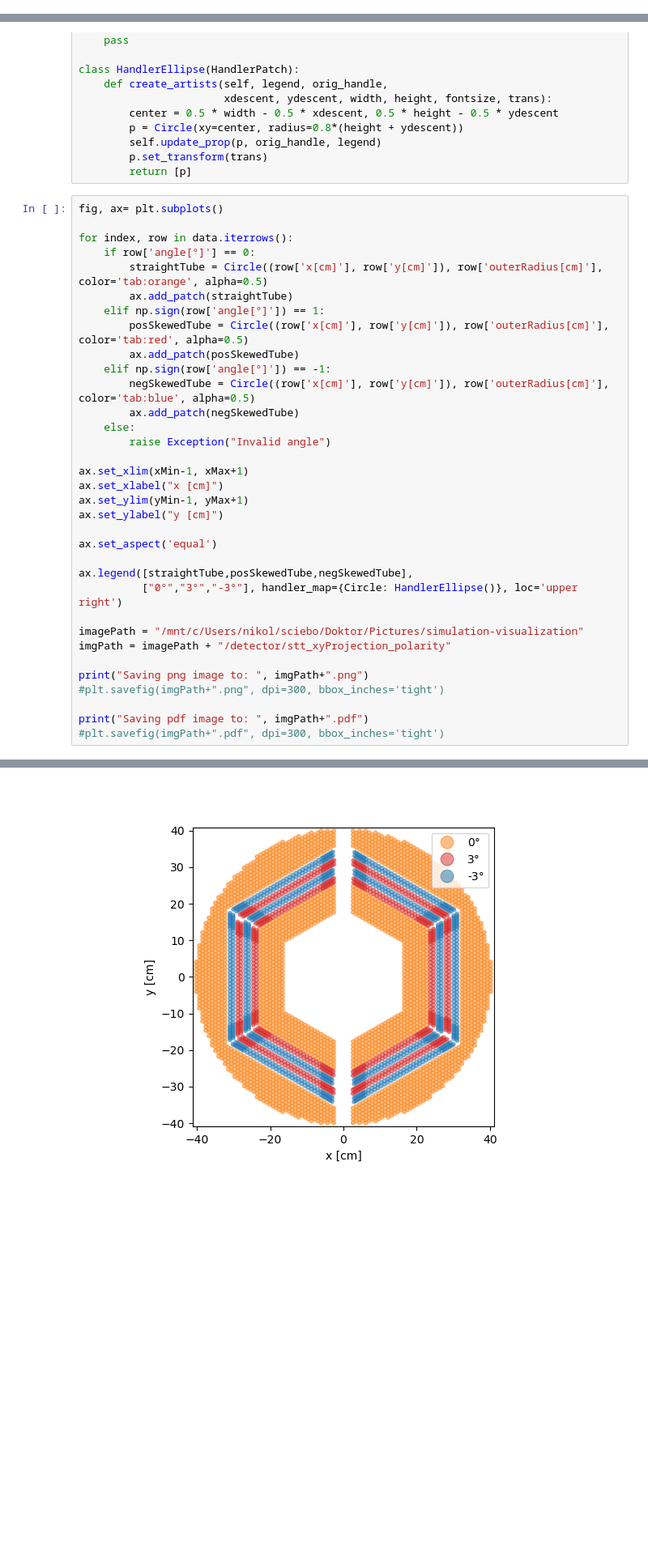
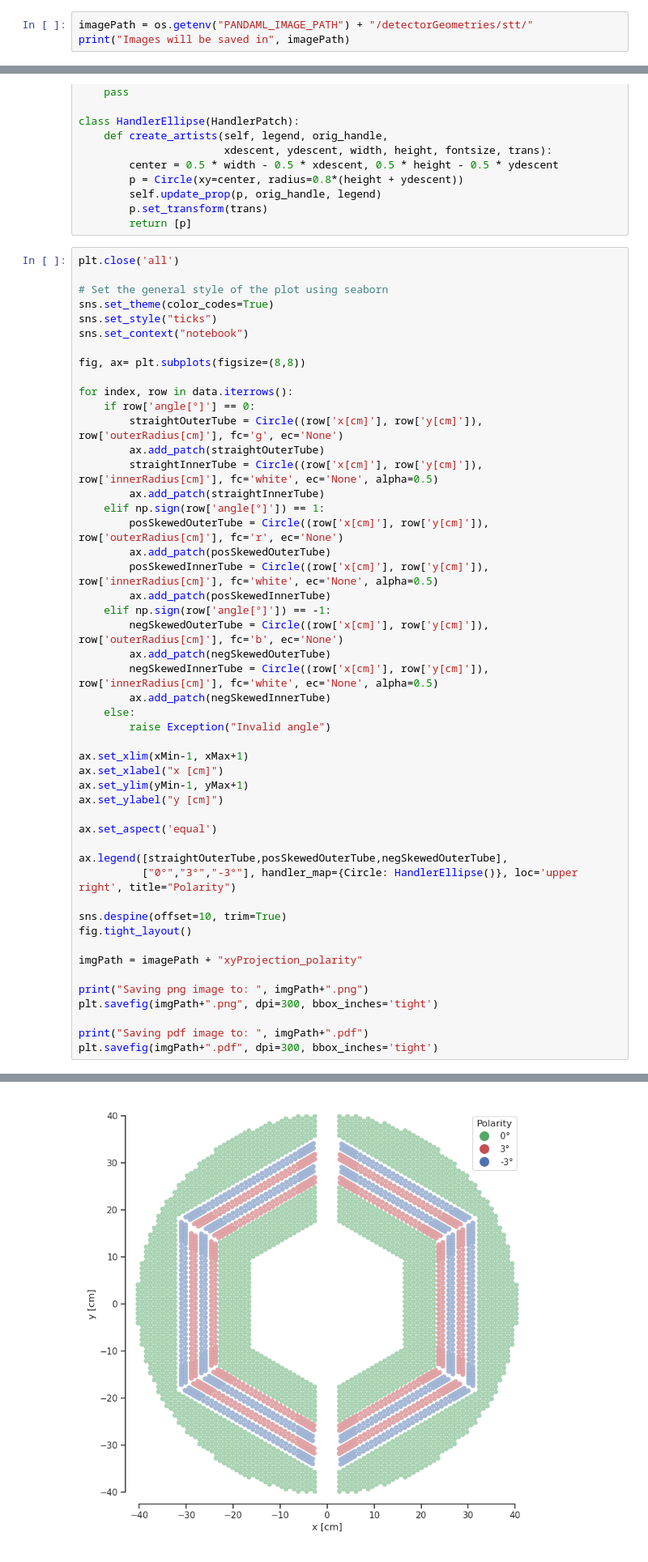
Before and after one commit to fairtrkx/pandaml, a Jupyter notebook: visualization/detectorGeometries/STT/visGeo.ipynb, the cells around one changed output, grey strips where cells are left out. Shown at 81% size. Saved outputs shown, nothing was run; the diff lists cells and outputs as text; blank space fills up the shorter version.

Commit message:
Continued working on the visualization of the simulation

```diff
--- a/visualization/detectorGeometries/STT/visGeo.ipynb
+++ b/visualization/detectorGeometries/STT/visGeo.ipynb
@@ -7,0 +10,3 @@ import numpy as np
+# %%
+imagePath = os.getenv("PANDAML_IMAGE_PATH") + "/detectorGeometries/stt/"
+print("Images will be saved in", imagePath)
@@ -27,18 +34,31 @@ class HandlerEllipse(HandlerPatch):
         p.set_transform(trans)
         return [p]
 # %%
-fig, ax= plt.subplots()
+plt.close('all')
+
+# Set the general style of the plot using seaborn
+sns.set_theme(color_codes=True)
+sns.set_style("ticks")
+sns.set_context("notebook")
+
+fig, ax= plt.subplots(figsize=(8,8))
 
 for index, row in data.iterrows():
 	if row['angle[°]'] == 0:
-		straightTube = Circle((row['x[cm]'], row['y[cm]']), row['outerRadius[cm]'], color='tab:orange', alpha=0.5)
-		ax.add_patch(straightTube)
+		straightOuterTube = Circle((row['x[cm]'], row['y[cm]']), row['outerRadius[cm]'], fc='g', ec='None')
+		ax.add_patch(straightOuterTube)
+		straightInnerTube = Circle((row['x[cm]'], row['y[cm]']), row['innerRadius[cm]'], fc='white', ec='None', alpha=0.5)
+		ax.add_patch(straightInnerTube)
 	elif np.sign(row['angle[°]']) == 1:
-		posSkewedTube = Circle((row['x[cm]'], row['y[cm]']), row['outerRadius[cm]'], color='tab:red', alpha=0.5)
-		ax.add_patch(posSkewedTube)
+		posSkewedOuterTube = Circle((row['x[cm]'], row['y[cm]']), row['outerRadius[cm]'], fc='r', ec='None')
+		ax.add_patch(posSkewedOuterTube)
+		posSkewedInnerTube = Circle((row['x[cm]'], row['y[cm]']), row['innerRadius[cm]'], fc='white', ec='None', alpha=0.5)
+		ax.add_patch(posSkewedInnerTube)
 	elif np.sign(row['angle[°]']) == -1:
-		negSkewedTube = Circle((row['x[cm]'], row['y[cm]']), row['outerRadius[cm]'], color='tab:blue', alpha=0.5)
-		ax.add_patch(negSkewedTube)
+		negSkewedOuterTube = Circle((row['x[cm]'], row['y[cm]']), row['outerRadius[cm]'], fc='b', ec='None')
+		ax.add_patch(negSkewedOuterTube)
+		negSkewedInnerTube = Circle((row['x[cm]'], row['y[cm]']), row['innerRadius[cm]'], fc='white', ec='None', alpha=0.5)
+		ax.add_patch(negSkewedInnerTube)
 	else:
 		raise Exception("Invalid angle")
 
@@ -49,15 +69,17 @@ ax.set_ylabel("y [cm]")
 
 ax.set_aspect('equal')
 
-ax.legend([straightTube,posSkewedTube,negSkewedTube],
-          ["0°","3°","-3°"], handler_map={Circle: HandlerEllipse()}, loc='upper right')
+ax.legend([straightOuterTube,posSkewedOuterTube,negSkewedOuterTube],
+          ["0°","3°","-3°"], handler_map={Circle: HandlerEllipse()}, loc='upper right', title="Polarity")
 
-imagePath = "/mnt/c/Users/nikol/sciebo/Doktor/Pictures/simulation-visualization"
-imgPath = imagePath + "/detector/stt_xyProjection_polarity"
+sns.despine(offset=10, trim=True)
+fig.tight_layout()
+
+imgPath = imagePath + "xyProjection_polarity"
 
 print("Saving png image to: ", imgPath+".png")
-#plt.savefig(imgPath+".png", dpi=300, bbox_inches='tight')
+plt.savefig(imgPath+".png", dpi=300, bbox_inches='tight')
 
 print("Saving pdf image to: ", imgPath+".pdf")
-#plt.savefig(imgPath+".pdf", dpi=300, bbox_inches='tight')
+plt.savefig(imgPath+".pdf", dpi=300, bbox_inches='tight')
 # %% [output]
@@ -66,4 +88,4 @@ Saving pdf image to:  /mnt/c/Users/nikol/sciebo/Doktor/Pictures/simulation-visua
-[figure, old version]
+[figure, new version]
 # %%
 fig, ax= plt.subplots()
 
```
Also changed, not shown: parts of 3 cells of this notebook, 6 other files.
